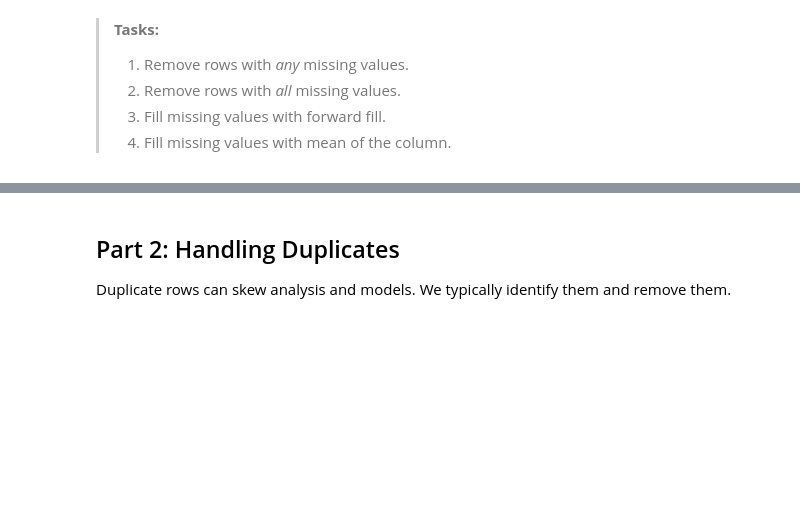
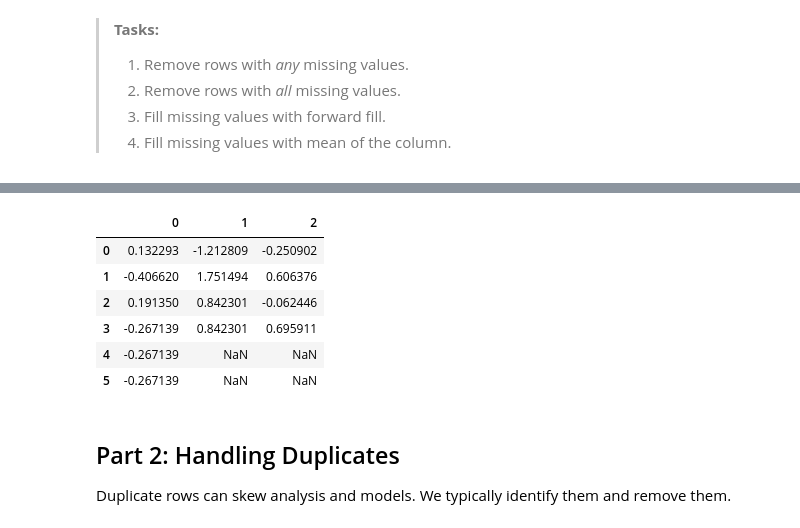
Before and after one commit to shuangmulin-io/6m-data-1.8-eda-basic, a Jupyter notebook: notebooks/eda_basic.ipynb, the cells around one changed output, grey strips where cells are left out. Drawn from its saved outputs; the diff is of its cells as text; code cells hidden in the pictures; blank space fills up the shorter version.

```diff
--- a/notebooks/eda_basic.ipynb
+++ b/notebooks/eda_basic.ipynb
@@ -517,3 +703,14 @@ df
+# %%
+#3
+df.fillna(method="bfill")
+# %% [output]
+|  | 0 | 1 | 2 |
+| 0 | 0.132293 | -1.212809 | -0.250902 |
+| 1 | -0.406620 | 1.751494 | 0.606376 |
+| 2 | 0.191350 | 0.842301 | -0.062446 |
+| 3 | -0.267139 | 0.842301 | 0.695911 |
+| 4 | -0.267139 | NaN | NaN |
+| 5 | -0.267139 | NaN | NaN |
 # %% [markdown]
 ## Part 2: Handling Duplicates
 
```
Also changed, not shown: parts of 67 cells of this notebook.
